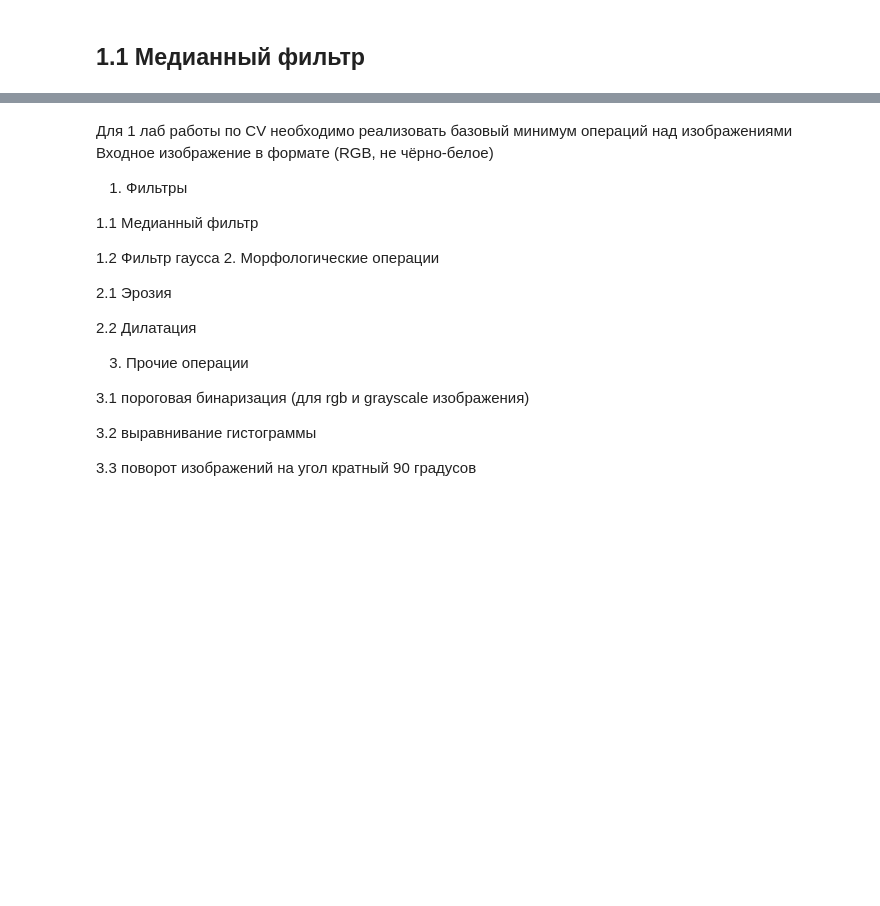
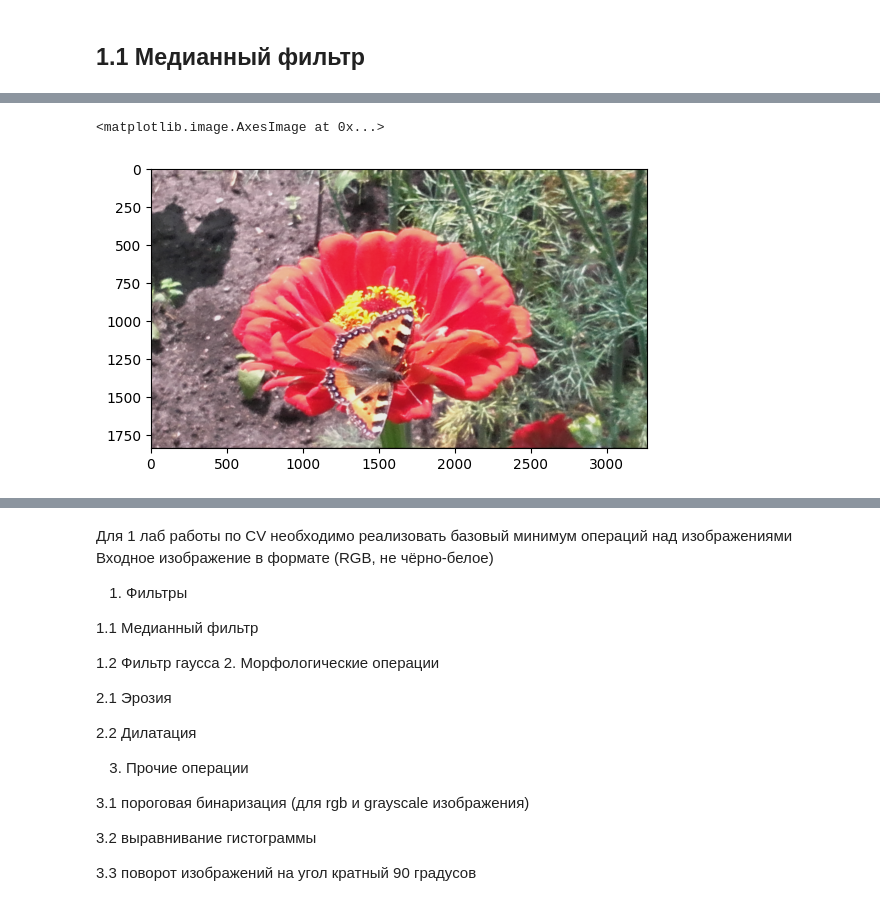
Before and after one commit to PavelORT/Computer_vision_labs, a Jupyter notebook: Lab1_CV/Lab1_CV.ipynb, the cells around one changed output, grey strips where cells are left out. Drawn from its saved outputs; the diff is of its cells as text; code cells hidden in the pictures; blank space fills up the shorter version.

```diff
--- a/Lab1_CV/Lab1_CV.ipynb
+++ b/Lab1_CV/Lab1_CV.ipynb
@@ -50,0 +84,34 @@ print(f"Тип данных: {image1.dtype}")
+# %%
+def Median_filter(image: np.ndarray, filtersize: int = 3) -> np.ndarray:
+    H = image.shape[0]
+    W = image.shape[1]
+    C = image.shape[2]
+    edge = 1
+    if (filtersize % 2 and filtersize > 0):
+        edge = (filtersize - 1) // 2
+    else:
+        ####Error
+        raise ValueError("Размер ядра должен быть нечетным числом")
+        #res_image = np.zeros((H, W, C))
+
+    kernel = np.zeros((filtersize, filtersize))
+    buf_image = np.zeros((H + 2*edge, W + 2*edge, C), dtype=image.dtype) #np.uint8
+
+    buf_image[edge: H+edge,edge: W+edge,:] = image.copy()
+
+    res_image = np.zeros((H, W, C)) # dtype=image.dtype)
+    for k in range(C):
+        for i in range(H):
+            for j in range(W):
+
+                value_array = np.zeros(filtersize*filtersize)
+                for il in range(edge):
+                    for jl in range(edge):
+                        for pos in range(len(value_array)):
+                            if (buf_image[i-1+il][j-1+jl][k] < value_array[il+filtersize*jl]):
+                                np.insert(value_array, pos, buf_image[i-1+il][j-1+jl][k])
+                                break
+
+                value = value_array[len(value_array)//2+1]
+                res_image[i][j][k] = value
+    return res_image.astype(np.uint8)
@@ -50,0 +135,7 @@ print(f"Тип данных: {image1.dtype}")
+# %%
+image2 = Median_filter(image1)
+# %%
+plt.imshow(image2)
+# %% [output]
+<matplotlib.image.AxesImage at 0x...>
+[figure, added]
```
Also changed, not shown: parts of 20 cells of this notebook, 4 other files.
